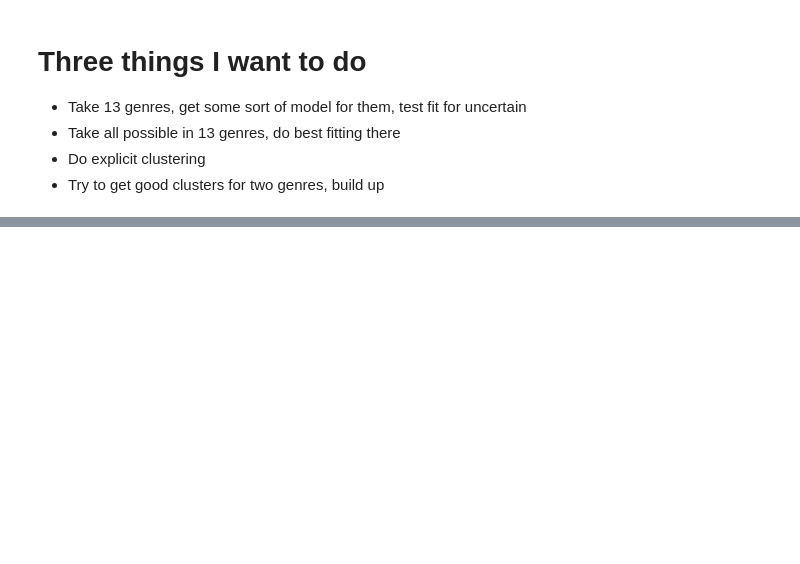
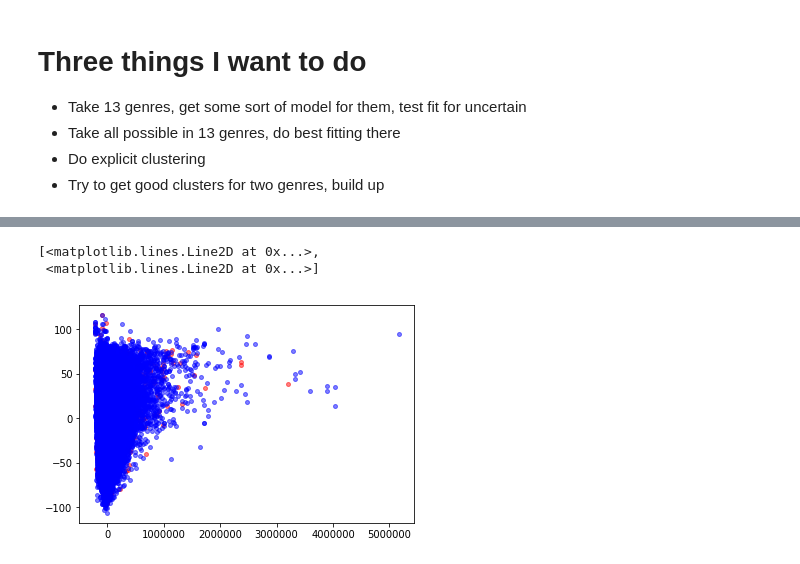
Before and after one commit to zainkhan9/spotify_ml, a Jupyter notebook: Clustering.ipynb, the cells around one changed output, grey strips where cells are left out. Saved outputs shown, nothing was run; the diff lists cells and outputs as text; code cells hidden in the pictures; blank space fills up the shorter version.

```diff
--- a/Clustering.ipynb
+++ b/Clustering.ipynb
@@ -1044,0 +1856,11 @@ len(randb)
+# %%
+pca_mod = PCA(n_components=2)
+pcadat = pca_mod.fit_transform(train_data)
+d = pd.DataFrame(data=pcadat, columns=["Principal Component 1", "Principal Component 2"])
+exp = d[y == 1]
+cln = d[y == 0]
+plt.plot(exp["Principal Component 1"], exp["Principal Component 2"], 'ro', cln["Principal Component 1"], cln["Principal Component 2"], 'bo', markersize = 4, alpha = .5)
+# %% [output]
+[<matplotlib.lines.Line2D at 0x...>,
+ <matplotlib.lines.Line2D at 0x...>]
+[figure, added]
```
Also changed, not shown: parts of 31 cells of this notebook.
